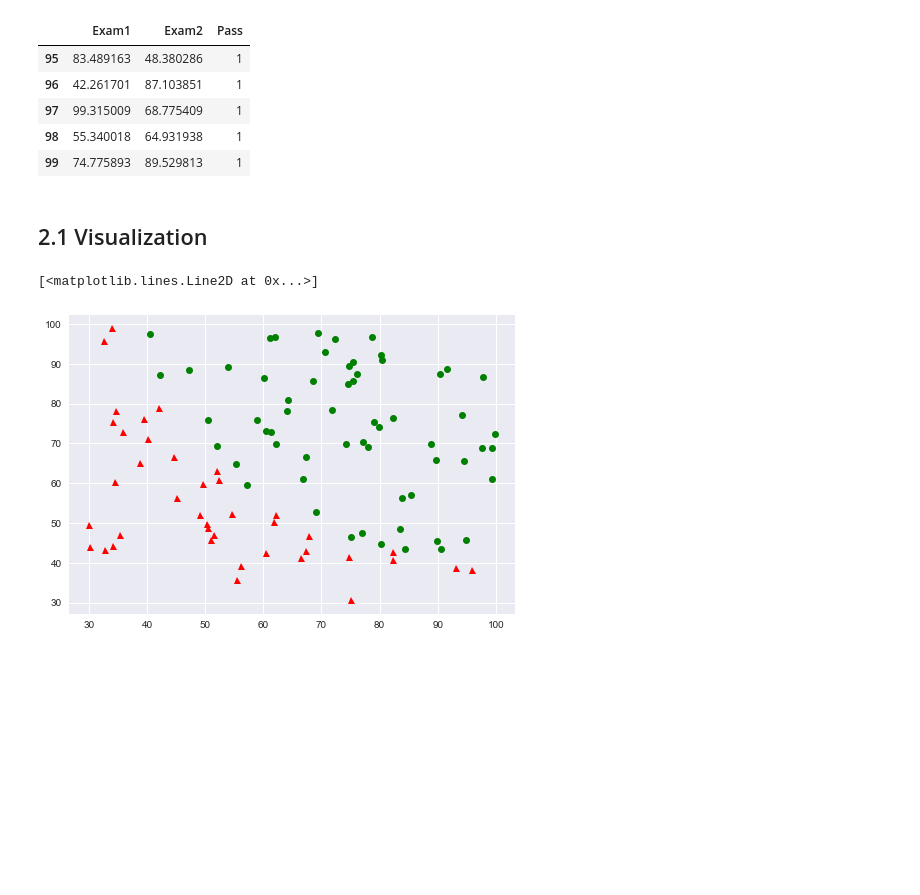
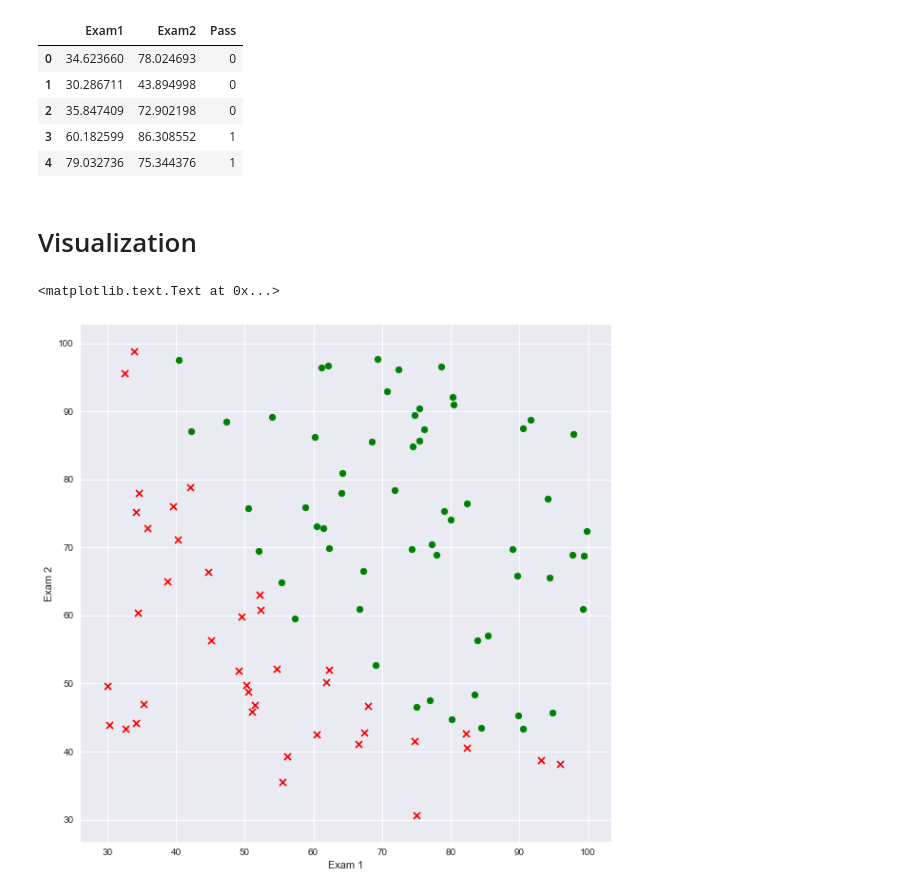
Before and after one commit to SadeghHayeri/Personal, a Jupyter notebook: Artificial Intelligence/CA3/Q2.ipynb, the cells around one changed output. Drawn from its saved outputs; the diff is of its cells as text; code cells hidden in the pictures; blank space fills up the shorter version.

```diff
--- a/Artificial Intelligence/CA3/Q2.ipynb
+++ b/Artificial Intelligence/CA3/Q2.ipynb
@@ -9,23 +11,26 @@ from scipy import stats
 import matplotlib as mpl
 import matplotlib.pyplot as plt
 # %%
-sample = pd.read_csv('part2data1.txt')
-sample.tail()
+sample = pd.read_csv('data/part2data1.txt', names=['Exam1', 'Exam2', 'Pass'])
+sample.head()
 # %% [output]
 |  | Exam1 | Exam2 | Pass |
-| 95 | 83.489163 | 48.380286 | 1 |
-| 96 | 42.261701 | 87.103851 | 1 |
-| 97 | 99.315009 | 68.775409 | 1 |
-| 98 | 55.340018 | 64.931938 | 1 |
-| 99 | 74.775893 | 89.529813 | 1 |
+| 0 | 34.623660 | 78.024693 | 0 |
+| 1 | 30.286711 | 43.894998 | 0 |
+| 2 | 35.847409 | 72.902198 | 0 |
+| 3 | 60.182599 | 86.308552 | 1 |
+| 4 | 79.032736 | 75.344376 | 1 |
 # %% [markdown]
-## 2.1 Visualization
+# Visualization
 # %%
-a = sample[ sample.ix[:, 2] == 1 ]
-b = sample[ sample.ix[:, 2] == 0 ]
+a = sample[ sample['Pass'] == 1 ]
+b = sample[ sample['Pass'] == 0 ]
 
-plt.plot(a.ix[:,0], a.ix[:,1], 'go')
-plt.plot(b.ix[:,0], b.ix[:,1], 'r^')
+fig, ax = plt.subplots(figsize=(10,10))
+ax.scatter(a.ix[:, 0], a.ix[:, 1], marker='o', c='g')
+ax.scatter(b.ix[:, 0], b.ix[:, 1], marker='x', c='r')
+ax.set_xlabel('Exam 1')
+ax.set_ylabel('Exam 2')
 # %% [output]
-[<matplotlib.lines.Line2D at 0x...>]
+<matplotlib.text.Text at 0x...>
-[figure, old version]
+[figure, new version]
```
Also changed, not shown: parts of 15 cells of this notebook, 2 other files.
